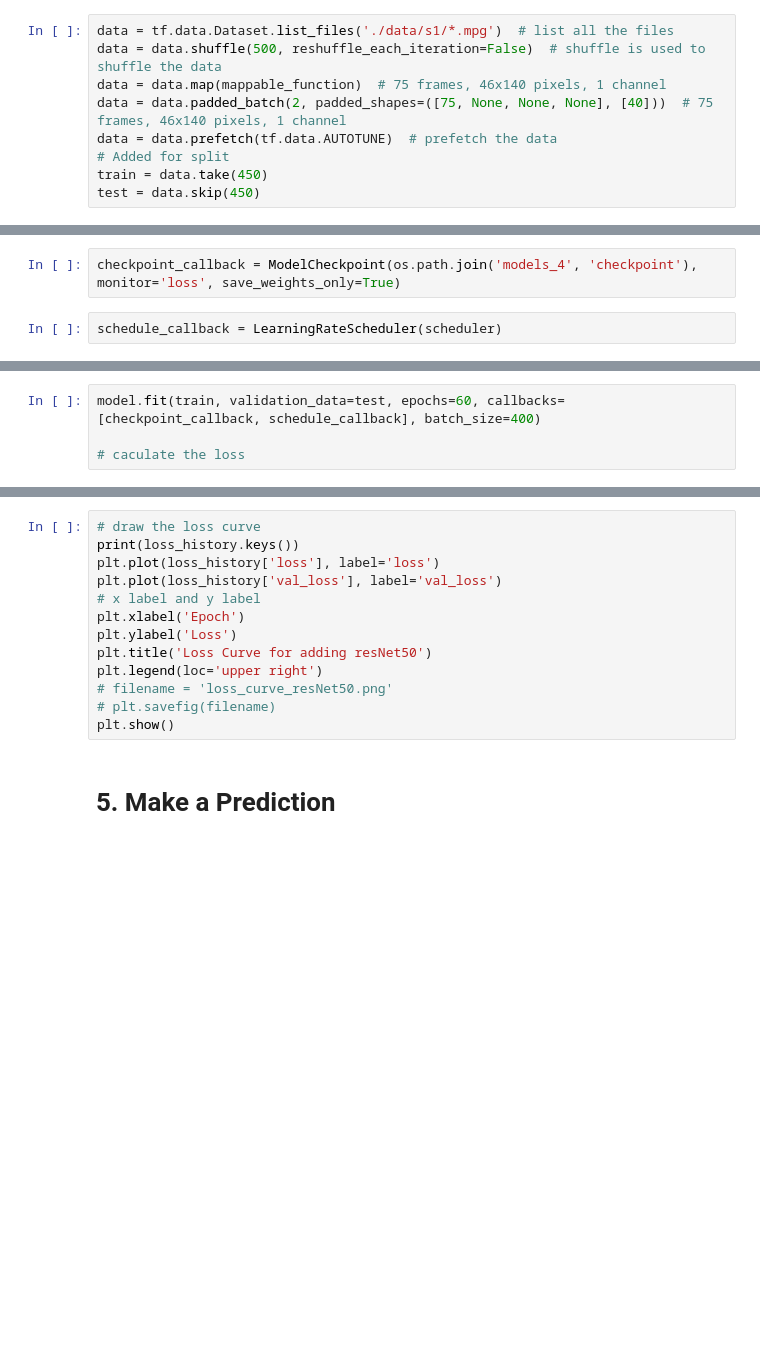
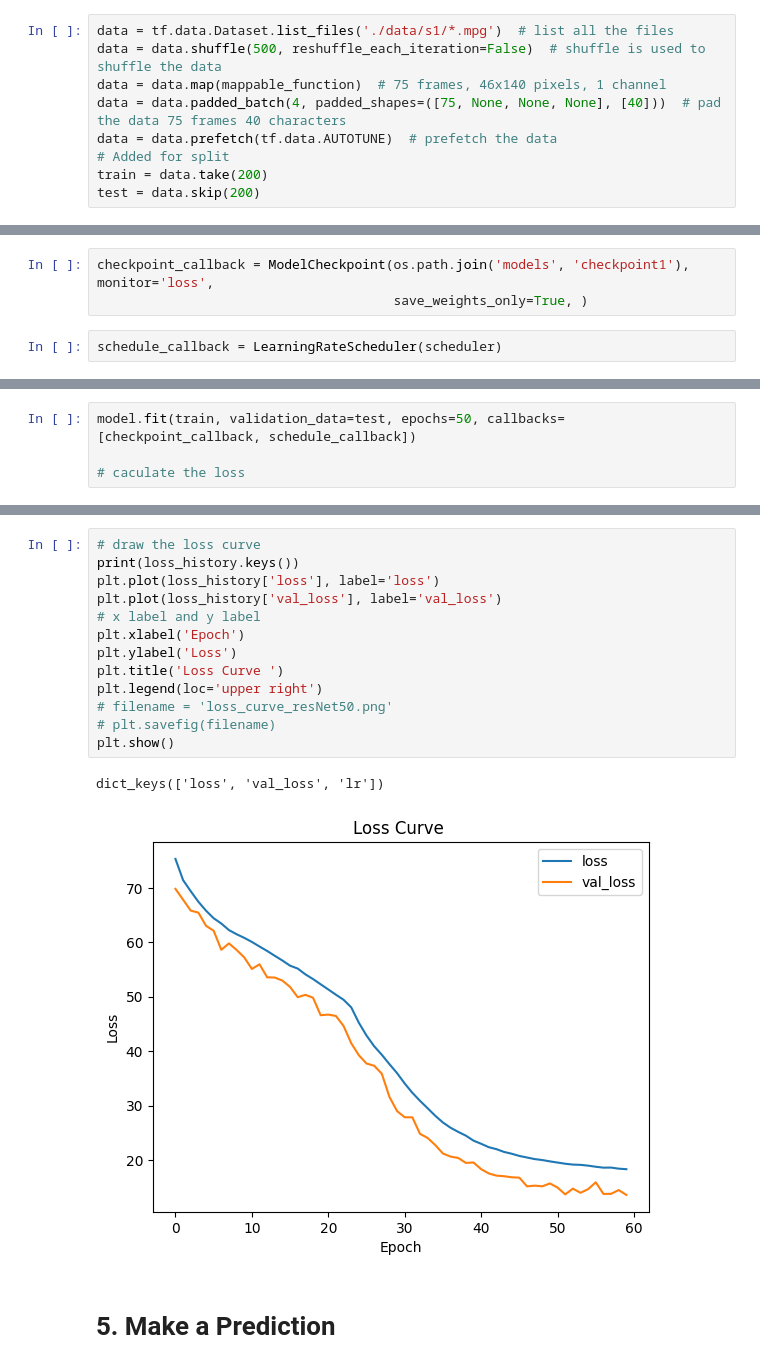
Before and after one commit to liazylee/lip_reading, a Jupyter notebook: src/lipNet/LipNet.ipynb, the cells around one changed output, grey strips where cells are left out. Cells and saved outputs as stored; diff of their text form; blank space fills up the shorter version.

```diff
--- a/src/lipNet/LipNet.ipynb
+++ b/src/lipNet/LipNet.ipynb
@@ -192,11 +238,11 @@ from matplotlib import pyplot as plt
 data = tf.data.Dataset.list_files('./data/s1/*.mpg')  # list all the files
 data = data.shuffle(500, reshuffle_each_iteration=False)  # shuffle is used to shuffle the data
 data = data.map(mappable_function)  # 75 frames, 46x140 pixels, 1 channel
-data = data.padded_batch(2, padded_shapes=([75, None, None, None], [40]))  # 75 frames, 46x140 pixels, 1 channel
+data = data.padded_batch(4, padded_shapes=([75, None, None, None], [40]))  # pad the data 75 frames 40 characters
 data = data.prefetch(tf.data.AUTOTUNE)  # prefetch the data
 # Added for split
-train = data.take(450)
-test = data.skip(450)
+train = data.take(200)
+test = data.skip(200)
 # %%
 print(len(data))
 print(len(train))
@@ -359,7 +470,8 @@ class ProduceExample(tf.keras.callbacks.Callback):
 # %%
 model.compile(optimizer=Adam(learning_rate=0.0001), loss=CTCLoss)
 # %%
-checkpoint_callback = ModelCheckpoint(os.path.join('models_4', 'checkpoint'), monitor='loss', save_weights_only=True)
+checkpoint_callback = ModelCheckpoint(os.path.join('models', 'checkpoint1'), monitor='loss',
+                                      save_weights_only=True, )
 # %%
 schedule_callback = LearningRateScheduler(scheduler)
 # %%
@@ -367,4 +479,4 @@ example_callback = ProduceExample(train)
 # %%
-model.fit(train, validation_data=test, epochs=60, callbacks=[checkpoint_callback, schedule_callback], batch_size=400)
+model.fit(train, validation_data=test, epochs=50, callbacks=[checkpoint_callback, schedule_callback])
 
 # caculate the loss
@@ -399,16 +505,19 @@ Epoch 60/60
 # %%
 # draw the loss curve
 print(loss_history.keys())
 plt.plot(loss_history['loss'], label='loss')
 plt.plot(loss_history['val_loss'], label='val_loss')
 # x label and y label
 plt.xlabel('Epoch')
 plt.ylabel('Loss')
-plt.title('Loss Curve for adding resNet50')
+plt.title('Loss Curve ')
 plt.legend(loc='upper right')
 # filename = 'loss_curve_resNet50.png'
 # plt.savefig(filename)
 plt.show()
+# %% [output]
+dict_keys(['loss', 'val_loss', 'lr'])
+[figure, added]
 # %% [markdown]
 
 # 5. Make a Prediction
```
Also changed, not shown: parts of 31 cells of this notebook, 10 other files.
